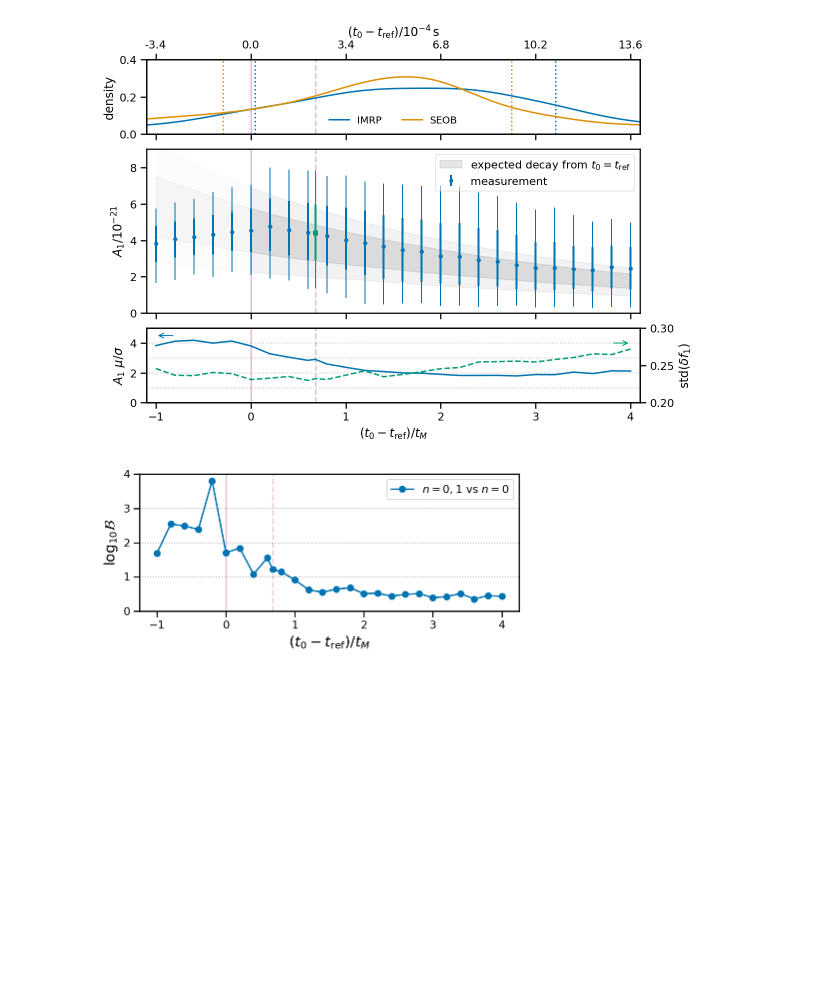
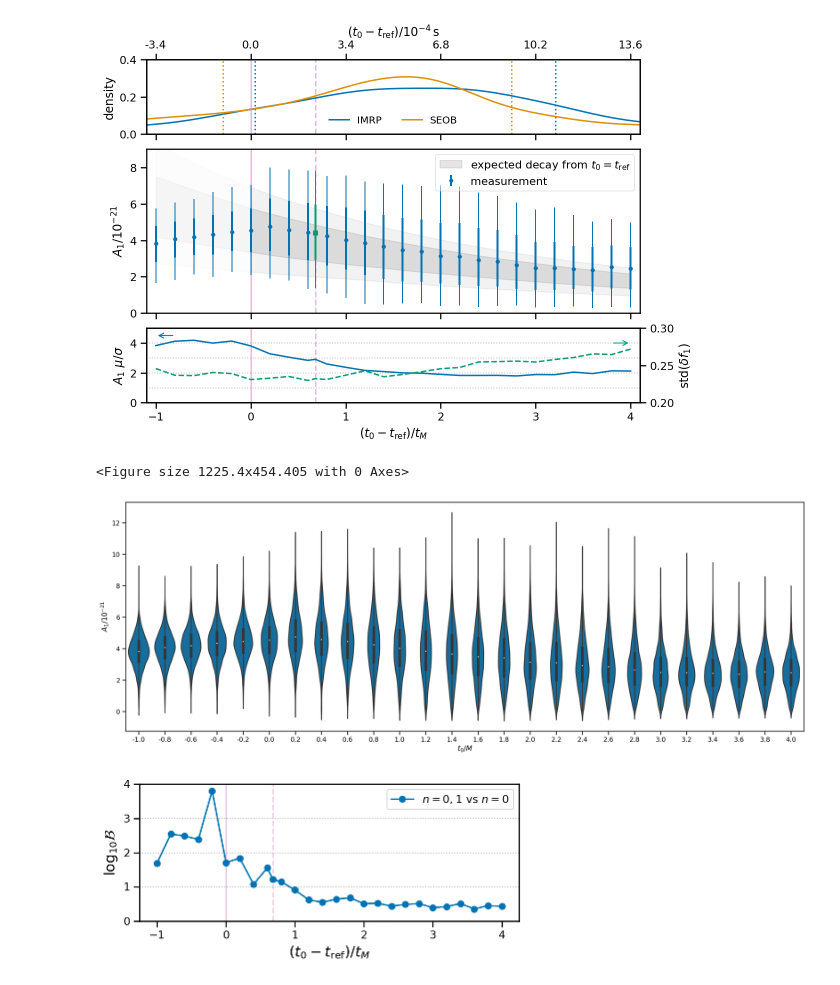
Before and after one commit to maxisi/gw150914-ringdown, a Jupyter notebook: paper_plots.ipynb, the cells around one changed output. Drawn from its saved outputs; the diff is of its cells as text; code cells hidden in the pictures; blank space fills up the shorter version.

Commit message:
Adding violin plot to notebook.

```diff
--- a/paper_plots.ipynb
+++ b/paper_plots.ipynb
@@ -283,6 +283,35 @@ for ax in [ax1, axhigh, axlow]:
 savefig('amp_vs_time.pdf', bbox_inches='tight')
 # %% [output]
 [figure]
+# %%
+key = '4096s16kHz'
+sr = 2048
+
+# rescale amplitudes by the following factor for plotting
+# (the factor of 2 brings this to the same definition used in Isi+2019)
+ascale = 2*1E21
+
+df = all_results_dfs[key].groupby('srate').get_group(sr)
+results = all_results[key][sr]
+
+fig = figure(figsize=(2.5*pu.fig_width,1.5*pu.fig_height))
+
+df_scaled = df.copy()
+for k in [r'$A_0$', r'$A_1$']:
+    df_scaled[k] = ascale*df[k]
+
+# We can't handle un-evenly spaced x-axes, so eliminate the t_0/M = 0.68
+mask = df_scaled[r'$t_0/M$'] != t0Mref
+
+figure(figsize=(2.5*pu.fig_width,1.5*pu.fig_height))
+sns.violinplot(data=df_scaled[mask], x=r'$t_0/M$', y=r'$A_1$', color=sns.color_palette()[0])
+
+ylabel(r'$A_1/10^{-21}$')
+tight_layout()
+savefig('amp_vs_time_violin.pdf')
+# %% [output]
+<Figure size 1225.4x454.405 with 0 Axes>
+[figure, added]
 # %%
 prior = 1/5E-21
 df = all_results_dfs[key].groupby('srate').get_group(sr)
```
